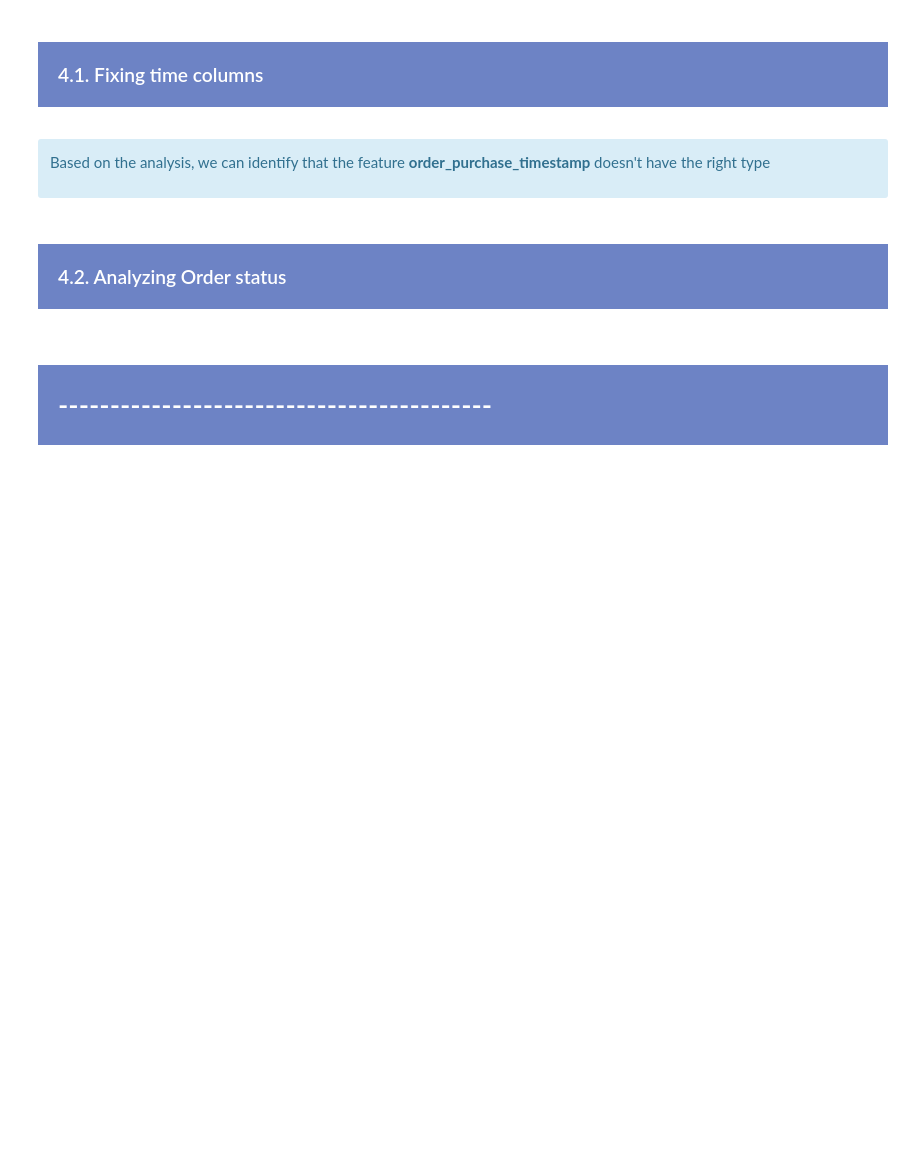
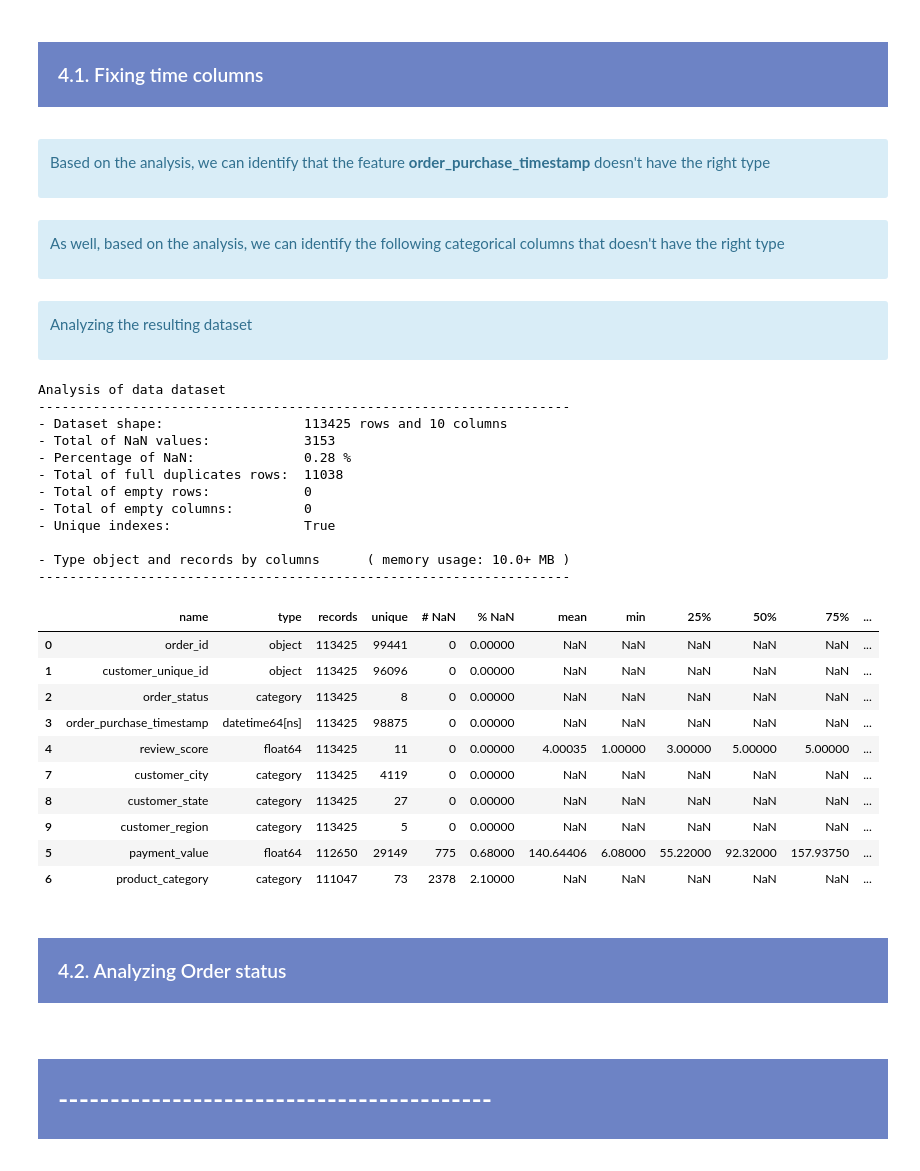
Before and after one commit to samirhinojosa/OC-P5-segment-customers-of-website, a Jupyter notebook: analysis_notebook.ipynb, the cells around one changed output. Drawn from its saved outputs; the diff is of its cells as text; code cells hidden in the pictures; blank space fills up the shorter version.

```diff
--- a/analysis_notebook.ipynb
+++ b/analysis_notebook.ipynb
@@ -1627,6 +1627,47 @@ Analysis of data dataset
 </div>
 # %%
 data["order_purchase_timestamp"] = data["order_purchase_timestamp"].astype("datetime64")
+# %% [markdown]
+<div class="alert alert-block alert-info">
+    <p>As well, based on the analysis, we can identify the following categorical columns that doesn't have the right type</p>
+</div>
+# %%
+CATEGORICAL_COLUMNS = [
+    "order_status", "product_category", "customer_city", "customer_state", "customer_region"
+]
+# %%
+for col in CATEGORICAL_COLUMNS:
+    data[col] = data[col].astype("category")
+# %% [markdown]
+<div class="alert alert-block alert-info">
+    <p>Analyzing the resulting dataset</p>
+</div>
+# %%
+df_analysis(data, "data", type_analysis="complete")
+# %% [output]
+Analysis of data dataset
+--------------------------------------------------------------------
+- Dataset shape:                  113425 rows and 10 columns
+- Total of NaN values:            3153
+- Percentage of NaN:              0.28 %
+- Total of full duplicates rows:  11038
+- Total of empty rows:            0
+- Total of empty columns:         0
+- Unique indexes:                 True
+
+- Type object and records by columns      ( memory usage: 10.0+ MB )
+--------------------------------------------------------------------
+|  | name | type | records | unique | # NaN | % NaN | mean | min | 25% | 50% | 75% | ... |
+| 0 | order_id | object | 113425 | 99441 | 0 | 0.00000 | NaN | NaN | NaN | NaN | NaN | ... |
+| 1 | customer_unique_id | object | 113425 | 96096 | 0 | 0.00000 | NaN | NaN | NaN | NaN | NaN | ... |
+| 2 | order_status | category | 113425 | 8 | 0 | 0.00000 | NaN | NaN | NaN | NaN | NaN | ... |
+| 3 | order_purchase_timestamp | datetime64[ns] | 113425 | 98875 | 0 | 0.00000 | NaN | NaN | NaN | NaN | NaN | ... |
+| 4 | review_score | float64 | 113425 | 11 | 0 | 0.00000 | 4.00035 | 1.00000 | 3.00000 | 5.00000 | 5.00000 | ... |
+| 7 | customer_city | category | 113425 | 4119 | 0 | 0.00000 | NaN | NaN | NaN | NaN | NaN | ... |
+| 8 | customer_state | category | 113425 | 27 | 0 | 0.00000 | NaN | NaN | NaN | NaN | NaN | ... |
+| 9 | customer_region | category | 113425 | 5 | 0 | 0.00000 | NaN | NaN | NaN | NaN | NaN | ... |
+| 5 | payment_value | float64 | 112650 | 29149 | 775 | 0.68000 | 140.64406 | 6.08000 | 55.22000 | 92.32000 | 157.93750 | ... |
+| 6 | product_category | category | 111047 | 73 | 2378 | 2.10000 | NaN | NaN | NaN | NaN | NaN | ... |
 # %% [markdown]
 <div style="background-color: #6D83C5;" >
     <h3 style="margin: auto; padding: 20px; color:#fff; ">4.2. Analyzing Order status</h3>
```
Also changed, not shown: parts of 1 cell of this notebook.
